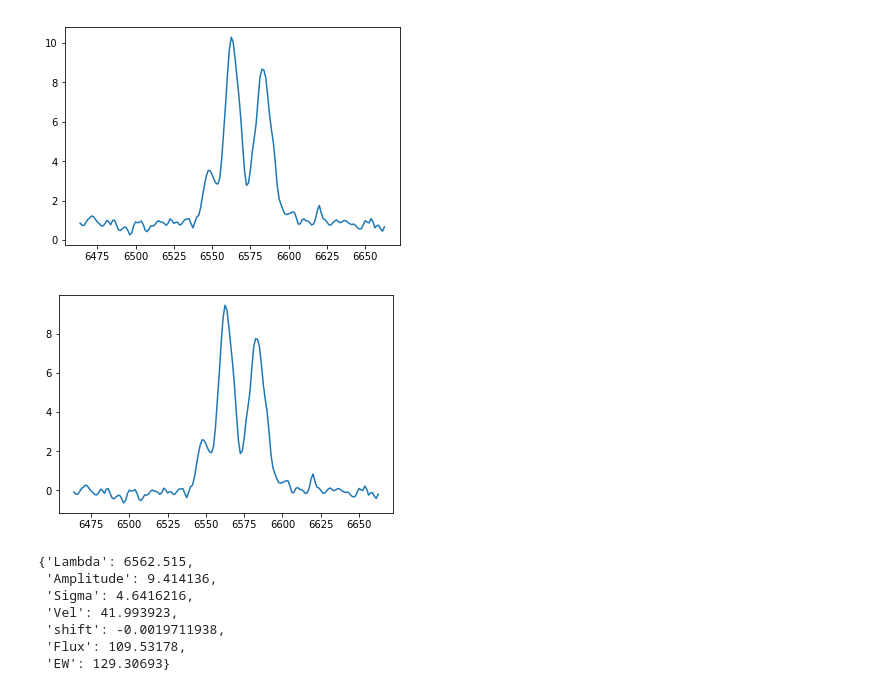
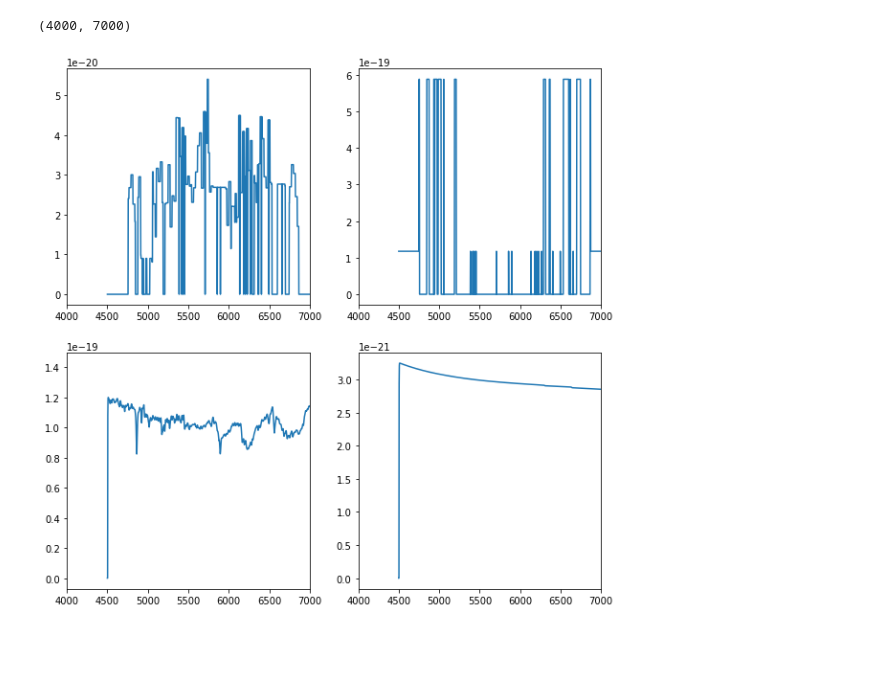
Before and after one commit to miguelverdugo/pyFADO, a Jupyter notebook: notebooks/example_pyFADO.ipynb, the cells around one changed output. Drawn from its saved outputs; the diff is of its cells as text; code cells hidden in the pictures; blank space fills up the shorter version.

```diff
--- a/notebooks/example_pyFADO.ipynb
+++ b/notebooks/example_pyFADO.ipynb
@@ -50,21 +43,29 @@ fado.plot_residual(wmin=4500,wmax=7000)
+# %%
+fig = plt.figure(figsize=(10,10))
+
+plt.subplot(221)
+sp = oned.spectrum(row_name="error")
+plt.plot(sp.wavelength, sp.flux)
+plt.xlim(4000,7000)
+
+plt.subplot(222)
+sp = oned.spectrum(row_name="mask")
+plt.plot(sp.wavelength, sp.flux)
+plt.xlim(4000,7000)
+
+
+plt.subplot(223)
+sp = oned.spectrum(row_name="stellar")
+plt.plot(sp.wavelength, sp.flux)
+plt.xlim(4000,7000)
+
+plt.subplot(224)
+sp = oned.spectrum(row_name="nebular")
+plt.plot(sp.wavelength, sp.flux)
+plt.xlim(4000,7000)
+# %% [output]
+(4000, 7000)
+[figure, added]
 # %%
-# plot a line
-fado.plot_line("Halpha", window=200)
+# plot a line with the continuum subtracted
+emlines = pyfado.EmLines(fado)
-# %% [output]
-[figure, removed]
-# %%
-# plot a line with the continuum subtracted
-fado.plot_line_residual("Halpha", window=200)
-# %% [output]
-[figure, removed]
-# %%
-# get results from the fit to a line
-fado.get_results("Halpha")
-# %% [output]
-{'Lambda': 6562.515,
- 'Amplitude': 9.414136,
- 'Sigma': 4.6416216,
- 'Vel': 41.993923,
- 'shift': -0.0019711938,
- 'Flux': 109.53178,
- 'EW': 129.30693}
```
Also changed, not shown: parts of 19 cells of this notebook, 1 other file.
